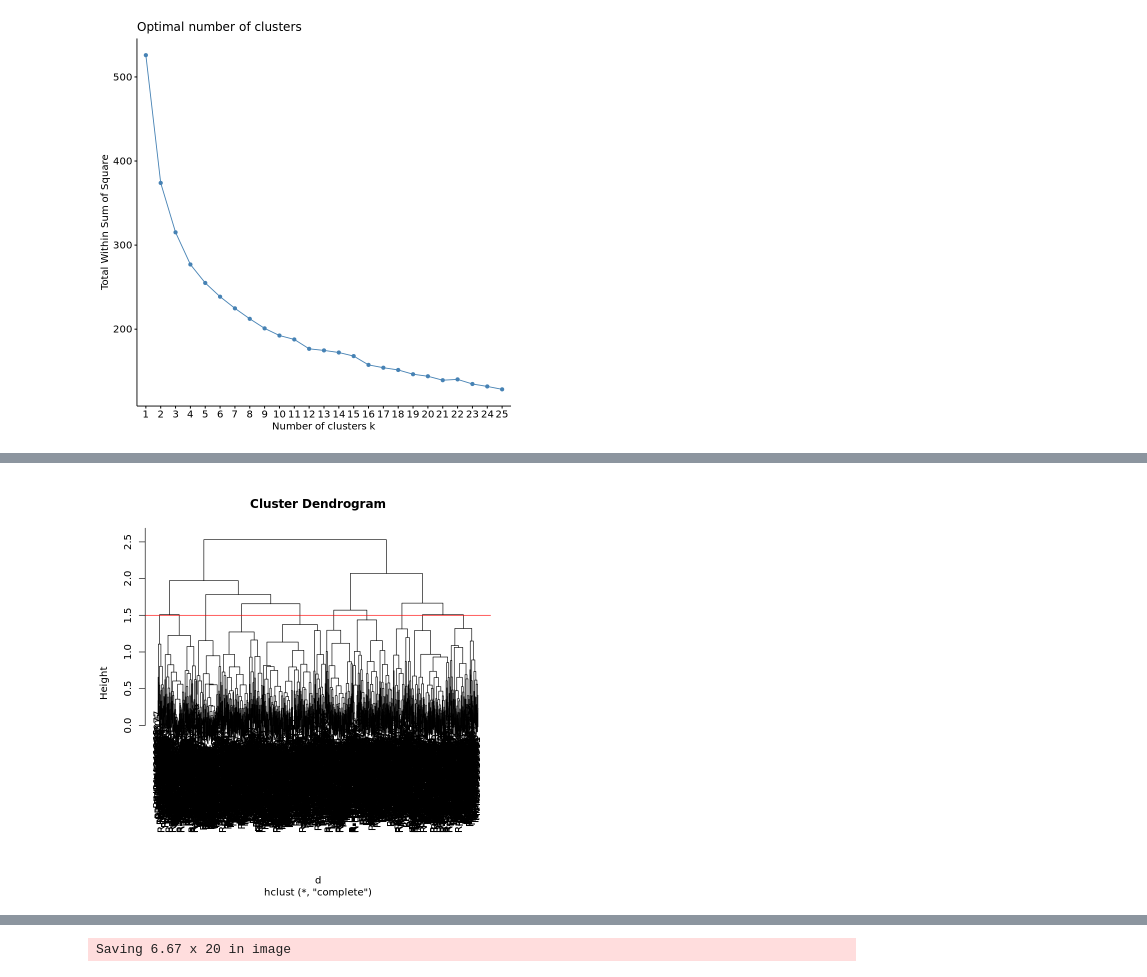
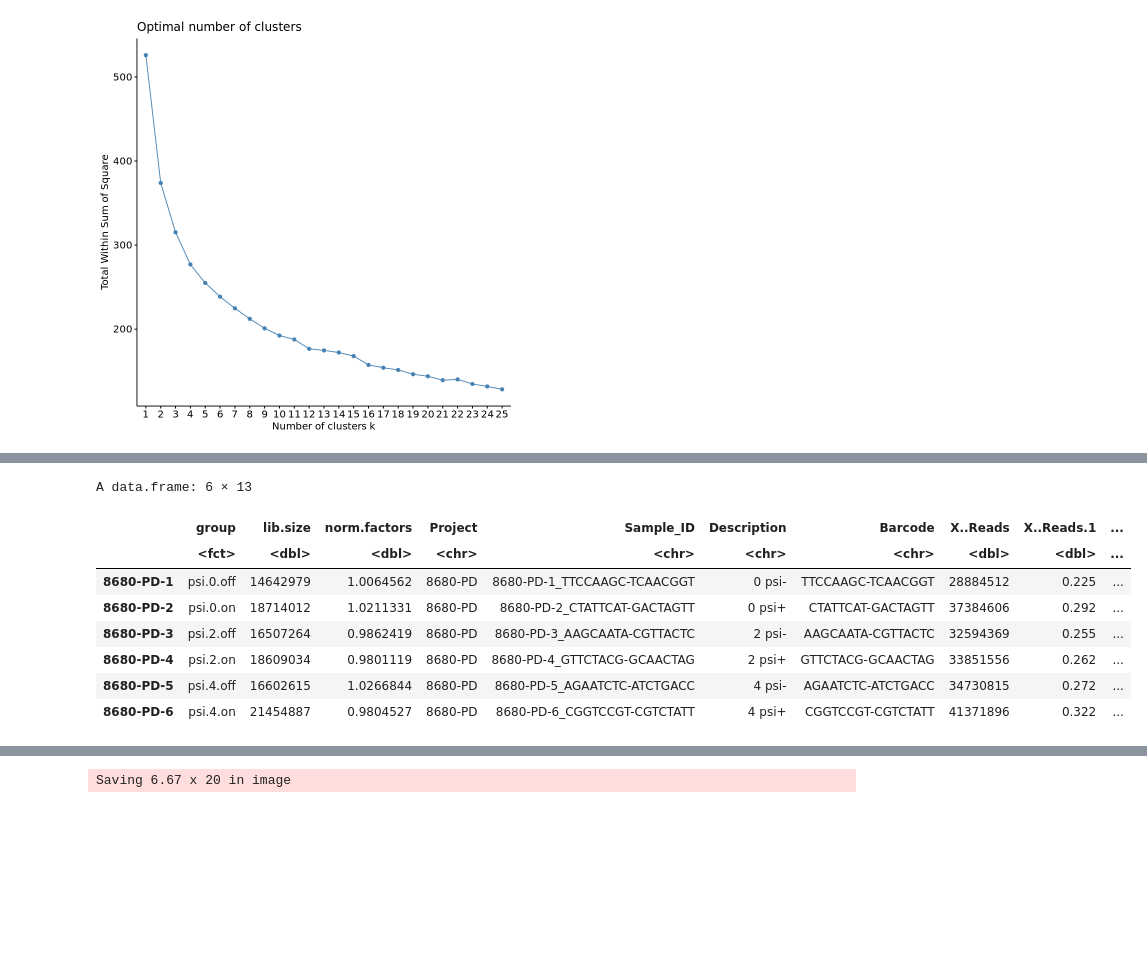
Before and after one commit to benayang/LiuLabCollab2, a Jupyter notebook: limma_analysis.ipynb, the cells around one changed output, grey strips where cells are left out. Saved outputs shown, nothing was run; the diff lists cells and outputs as text; code cells hidden in the pictures; blank space fills up the shorter version.

```diff
--- a/limma_analysis.ipynb
+++ b/limma_analysis.ipynb
@@ -503,5 +467,0 @@ gsva_reactome_hmp <- pheatmap::pheatmap(
-# %%
-plot(gsva_reactome_hmp$tree_row)
-abline(h=1.5, col='red')
-# %% [output]
-[figure, removed]
@@ -510,0 +470,12 @@ h_clust <- cutree(gsva_reactome_hmp$tree_row, h=1.5)
+# %%
+head(y$samples)
+# %% [output]
+A data.frame: 6 × 13
+|  | group | lib.size | norm.factors | Project | Sample_ID | Description | Barcode | X..Reads | X..Reads.1 | ... |
+|  | <fct> | <dbl> | <dbl> | <chr> | <chr> | <chr> | <chr> | <dbl> | <dbl> | ... |
+| 8680-PD-1 | psi.0.off | 14642979 | 1.0064562 | 8680-PD | 8680-PD-1_TTCCAAGC-TCAACGGT | 0 psi- | TTCCAAGC-TCAACGGT | 28884512 | 0.225 | ... |
+| 8680-PD-2 | psi.0.on | 18714012 | 1.0211331 | 8680-PD | 8680-PD-2_CTATTCAT-GACTAGTT | 0 psi+ | CTATTCAT-GACTAGTT | 37384606 | 0.292 | ... |
+| 8680-PD-3 | psi.2.off | 16507264 | 0.9862419 | 8680-PD | 8680-PD-3_AAGCAATA-CGTTACTC | 2 psi- | AAGCAATA-CGTTACTC | 32594369 | 0.255 | ... |
+| 8680-PD-4 | psi.2.on | 18609034 | 0.9801119 | 8680-PD | 8680-PD-4_GTTCTACG-GCAACTAG | 2 psi+ | GTTCTACG-GCAACTAG | 33851556 | 0.262 | ... |
+| 8680-PD-5 | psi.4.off | 16602615 | 1.0266844 | 8680-PD | 8680-PD-5_AGAATCTC-ATCTGACC | 4 psi- | AGAATCTC-ATCTGACC | 34730815 | 0.272 | ... |
+| 8680-PD-6 | psi.4.on | 21454887 | 0.9804527 | 8680-PD | 8680-PD-6_CGGTCCGT-CGTCTATT | 4 psi+ | CGGTCCGT-CGTCTATT | 41371896 | 0.322 | ... |
```
Also changed, not shown: parts of 24 cells of this notebook, 20 other files.
